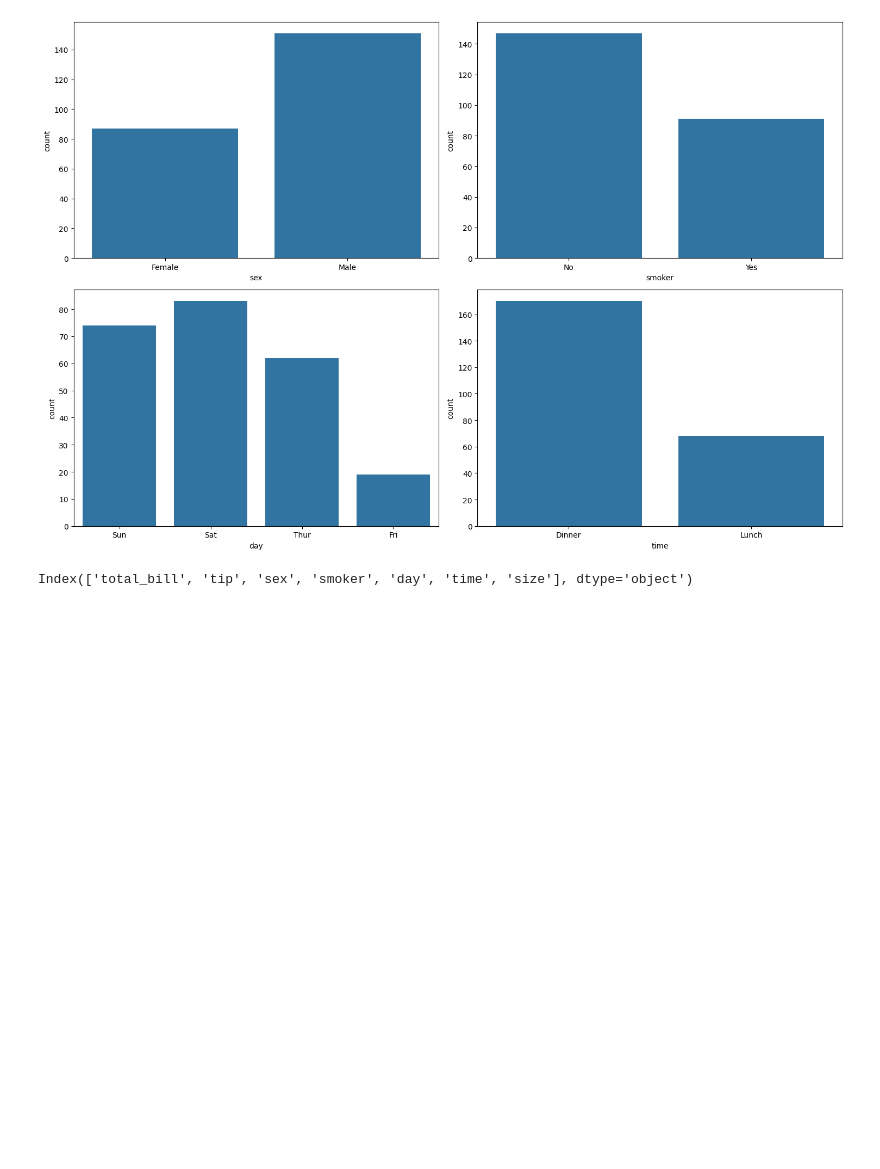
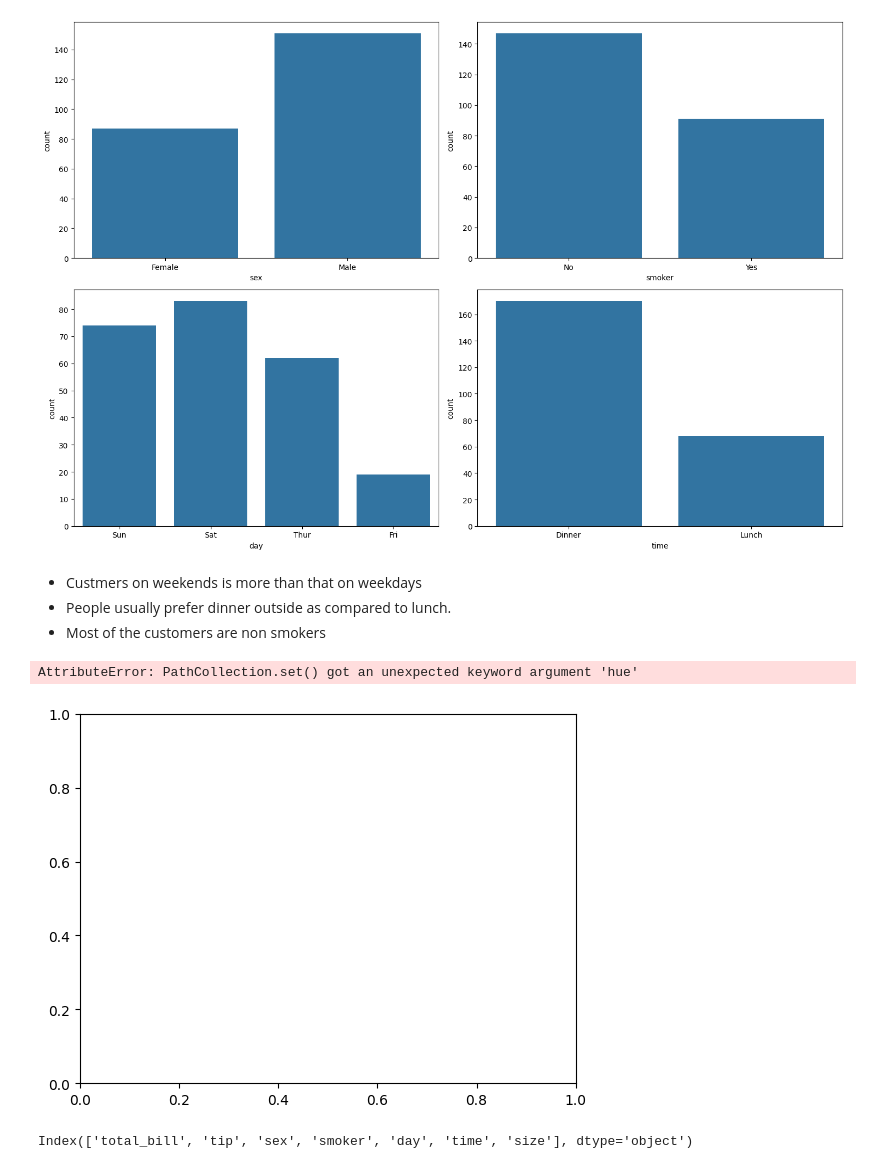
Before and after one commit to rizz045/Waiter-s-Tip-Prediction-using-Machine-Learning, a Jupyter notebook: Waiter’s_Tip_Prediction_using_Machine_Learning.ipynb, the cells around one changed output. Drawn from its saved outputs; the diff is of its cells as text; code cells hidden in the pictures; blank space fills up the shorter version.

```diff
--- a/Waiter’s_Tip_Prediction_using_Machine_Learning.ipynb
+++ b/Waiter’s_Tip_Prediction_using_Machine_Learning.ipynb
@@ -140,6 +140,20 @@ for col in obj_cols:
 plt.show()
 # %% [output]
 [figure]
+# %% [markdown]
+* Custmers on weekends is more than that on weekdays
+* People usually prefer dinner outside as compared to lunch.
+* Most of the customers are non smokers
+# %%
+plt.scatter(df['total_bill'],df['tip'], color='orange')
+# plt.scatter(df['tip'], color='green')
+plt.title('Total Bill v/s Total Tip')
+plt.xlabel('Total Bill')
+plt.ylabel('Total Tip')
+plt.show()
+# %% [output]
+AttributeError: PathCollection.set() got an unexpected keyword argument 'hue'
+[figure, added]
 # %%
 df.columns
 # %% [output]
```
